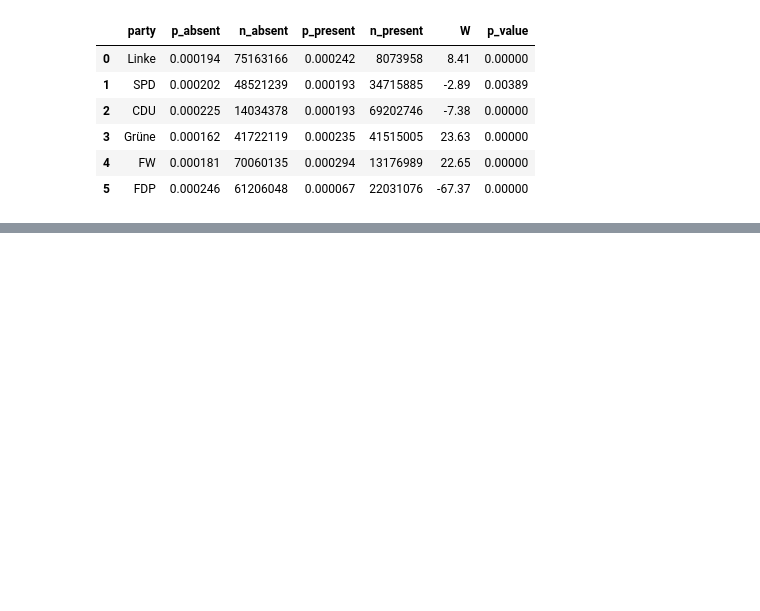
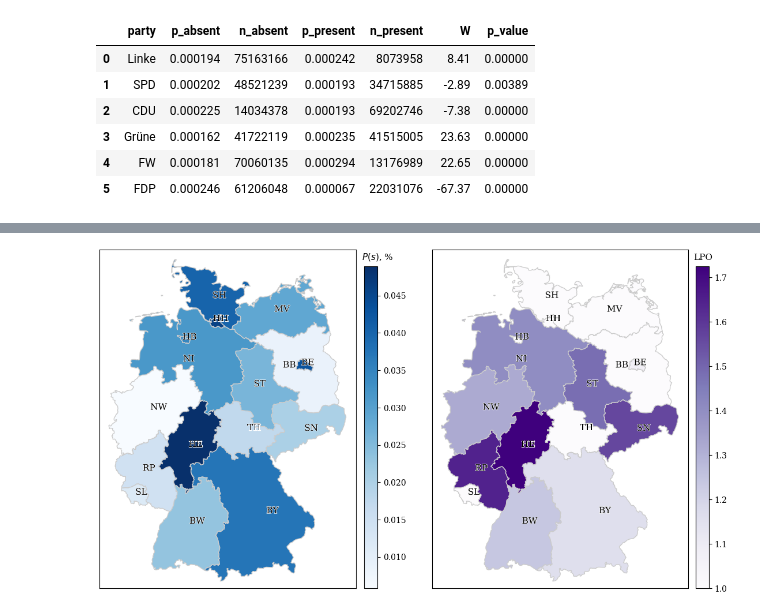
Before and after one commit to JakobUnterholzner/DataLiteracy, a Jupyter notebook: exp/exp_KA_02_parties.ipynb, the cells around one changed output, grey strips where cells are left out. Saved outputs shown, nothing was run; the diff lists cells and outputs as text; code cells hidden in the pictures; blank space fills up the shorter version.

```diff
--- a/exp/exp_KA_02_parties.ipynb
+++ b/exp/exp_KA_02_parties.ipynb
@@ -356,2 +223,69 @@ BW Power_divergenceResult(statistic=53.864780174733966, pvalue=2.234312341189196
 BY Power_divergenceResult(statistic=268.14326051437166, pvalue=7.0088976330569125e-56)
 NW Power_divergenceResult(statistic=26.911263307148065, pvalue=5.9357467996051825e-05)
+# %%
+def plot_map_new(
+        geo_df: pd.DataFrame,
+        columns: str,
+        title: str = None,
+        dst_path: str = None,
+        cmap: str = 'Blues'):
+    """
+    Plot german map with colorbar.
+
+    arguments:
+    geo_df -- data prepared with `data_to_geo`
+    column -- value which is used to indicate levels across states, e.g. 'cases_3_per_1k'
+    title -- plot titile
+    dst_path -- if provided save figure, e.g. './map_rel_2021.png'
+    cmap -- colormap for the plot
+
+    returns:
+    fig, ax - tuple of matplotlib Figure and Axes
+    """
+    fig, axes = plt.subplots(1,2, figsize=(11.5, 6 ))
+    cmap = ['Blues', 'Purples']
+
+
+    for i, column, ax in zip(range(2), columns, axes):
+        ax = geo_df.plot(column=column, ax=ax, edgecolor='0.8', linewidth=1, cmap=cmap[i])
+        ax.set_title(title, fontdict={'fontsize': '16', 'fontweight': '3'})
+
+        for idx, row in geo_df.iterrows():
+            x = row['coords'][0] - 0.1
+            y = row['coords'][1]
+            text = ax.annotate(
+                text=f"{row['state']}",
+                xy=(x,y),
+                xytext= (x,y),
+                fontsize=11,
+                color='black',
+            )
+            text.set_path_effects([path_effects.Stroke(linewidth=1, foreground='white'),
+                                path_effects.Normal()])
+
+        # ax.axis('off')
+        ax.set_xlim(5.5, 15.4)
+        ax.set_ylim(47.1, 55.3)
+        ax.set_xticks([])
+        ax.set_yticks([])
+
+        vmin, vmax = geo_df[column].min(), geo_df[column].max()
+        sm = plt.cm.ScalarMappable(norm=plt.Normalize(vmin=vmin, vmax=vmax), cmap=cmap[i])
+        step = [0.435, 0.935]
+        cbaxes = fig.add_axes([step[i]+0.02, 0.015, 0.02, 1.-0.07])
+        cbar = fig.colorbar(sm, cax=cbaxes)
+        cbaxes.tick_params(labelsize=10)
+        label = ['$P(s)$, %', 'LPO']
+        cbaxes.annotate(label[i], (-3,410), color='black', xycoords='axes points', fontsize=11)
+
+    if dst_path:
+        plt.savefig(dst_path, dpi=400)
+
+    return fig, ax
+
+# f, a = gf.plot_map(geo_data.query('year==2021'), 'laws_per_order', 'Mean # of laws applied per order, 2021')
+geo_data['case_4_proba_100'] = geo_data.case_4_proba*100
+plot_map_new(geo_data.query('year==2021'), ['case_4_proba_100', 'laws_per_order'], dst_path='../doc/fig/maps.pdf')
+plt.show()
+# %% [output]
+[figure, added]
```
Also changed, not shown: parts of 14 cells of this notebook, 1 other file.
